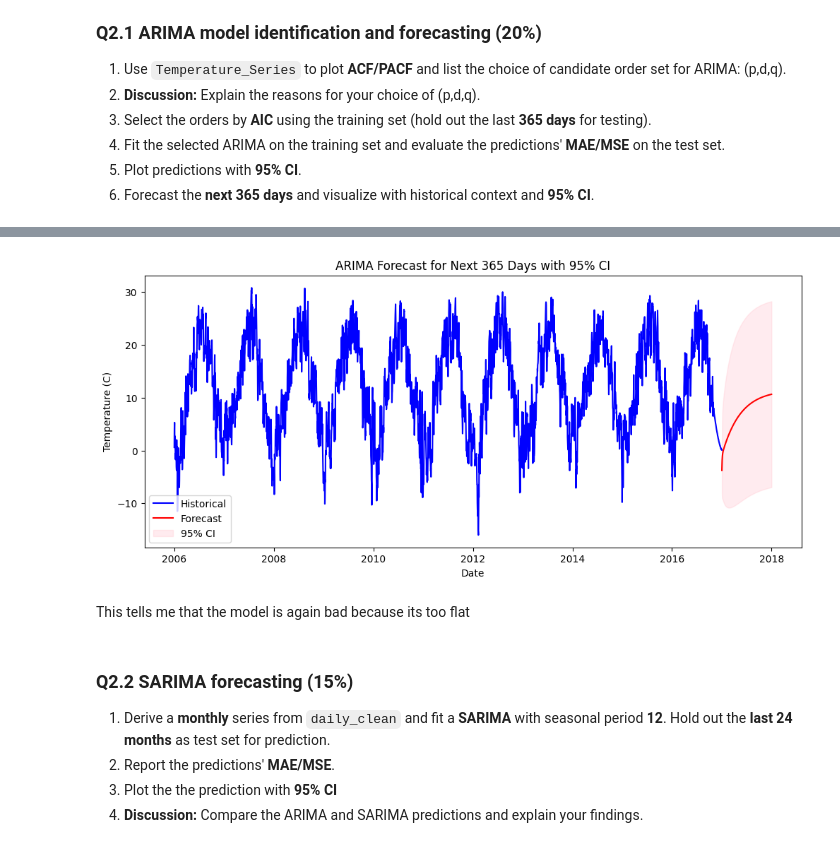
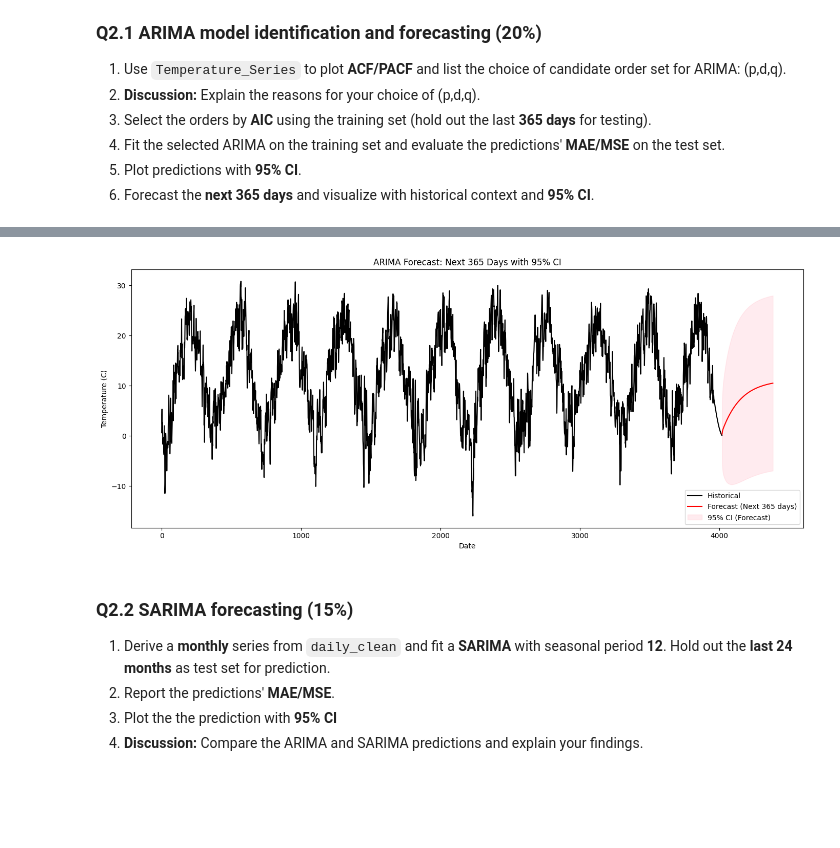
Before and after one commit to AdamDunn1437/4010_A1, a Jupyter notebook: Assignment1.ipynb, the cells around one changed output, grey strips where cells are left out. Cells and saved outputs as stored; diff of their text form; code cells hidden in the pictures; blank space fills up the shorter version.

```diff
--- a/Assignment1.ipynb
+++ b/Assignment1.ipynb
@@ -126,3 +138,5 @@ data_lti[["Temperature (C)", "Pressure (millibars)", "Humidity"]] = \
 # %%
-daily_clean=data_lti.copy()
+# Answer to Q1.2.3
+# Choose linear interpolation as the better method for this dataset
+daily_clean = df_imputed_linear
 # %% [markdown]
@@ -140,7 +154,8 @@ daily_clean=data_lti.copy()
 5. **Discussion:** Explain the reason for your choice of differencing technique for each series.
 6. **Discussion:** Would you difference a series that is already stationary by ADF? When might that still help?
 # %%
-#extract univariate series'
-temp_series=daily_clean['Temperature (C)']
-press_series=daily_clean['Pressure (millibars)']
+# Answer to Q1.3.1
+# Extract univariate series
+Temperature_Series = daily_clean['Temperature (C)']
+Pressure_Series = daily_clean['Pressure (millibars)']
 # %%
@@ -375,35 +378,34 @@ this tells me the ARIMA model does not fit my data because it is so bad and flat
 # %%
-#predict next year values
-future_forecast = model_fit.get_forecast(steps=365)
-forecast_mean = future_forecast.predicted_mean
-forecast_ci = future_forecast.conf_int(alpha=0.05)
+# Answer to Q2.1.6
+# Refit ARIMA on the full series for future forecasting
+full_model = ARIMA(Temperature_Series, order=best_order).fit()
 
-#create future dates starting one day after last observation in data
-future_dates = pd.date_range(start=temp_series.index[-1] + pd.Timedelta(days=1),
-                             periods=365, freq='D')
+# Forecast the next 365 days
+future_steps = 365
+future_forecast = full_model.get_forecast(steps=future_steps)
+future_mean = future_forecast.predicted_mean
+future_ci = future_forecast.conf_int()
 
-#reassign forecast index
-forecast_mean.index = future_dates
-forecast_ci.index = future_dates
+# Build future index (assume daily frequency, continue from last date)
+if hasattr(Temperature_Series.index, 'freq') and Temperature_Series.index.freq is not None:
+    future_index = pd.date_range(start=Temperature_Series.index[-1] + Temperature_Series.index.freq, periods=future_steps, freq=Temperature_Series.index.freq)
+else:
+    # If index is not a DatetimeIndex with freq, just use integer index
+    future_index = np.arange(Temperature_Series.index[-1]+1, Temperature_Series.index[-1]+1+future_steps)
 
-#plot historical and preidcted
-plt.figure(figsize=(12,5))
-plt.plot(temp_series.index, temp_series, label='Historical', color='blue')
-plt.plot(future_dates, forecast_mean, label='Forecast', color='red')
-plt.fill_between(future_dates,
-                 forecast_ci.iloc[:,0],
-                 forecast_ci.iloc[:,1],
-                 color='pink', alpha=0.3, label='95% CI')
-
-plt.title("ARIMA Forecast for Next 365 Days with 95% CI")
-plt.xlabel("Date")
-plt.ylabel("Temperature (C)")
+# Plot historical and forecasted values with 95% CI
+plt.figure(figsize=(14,6))
+plt.plot(Temperature_Series.index, Temperature_Series, label='Historical', color='black')
+plt.plot(future_index, future_mean, label='Forecast (Next 365 days)', color='red')
+plt.fill_between(future_index, future_ci.iloc[:,0], future_ci.iloc[:,1], color='pink', alpha=0.3, label='95% CI (Forecast)')
+plt.title('ARIMA Forecast: Next 365 Days with 95% CI')
+plt.xlabel('Date')
+plt.ylabel('Temperature (C)')
 plt.legend()
+plt.tight_layout()
 plt.show()
 # %% [output]
-[figure, old version]
+[figure, new version]
-# %% [markdown]
-This tells me that the model is again bad because its too flat
 # %% [markdown]
 ### Q2.2 SARIMA forecasting (15%)
 
```
Also changed, not shown: parts of 39 cells of this notebook.
